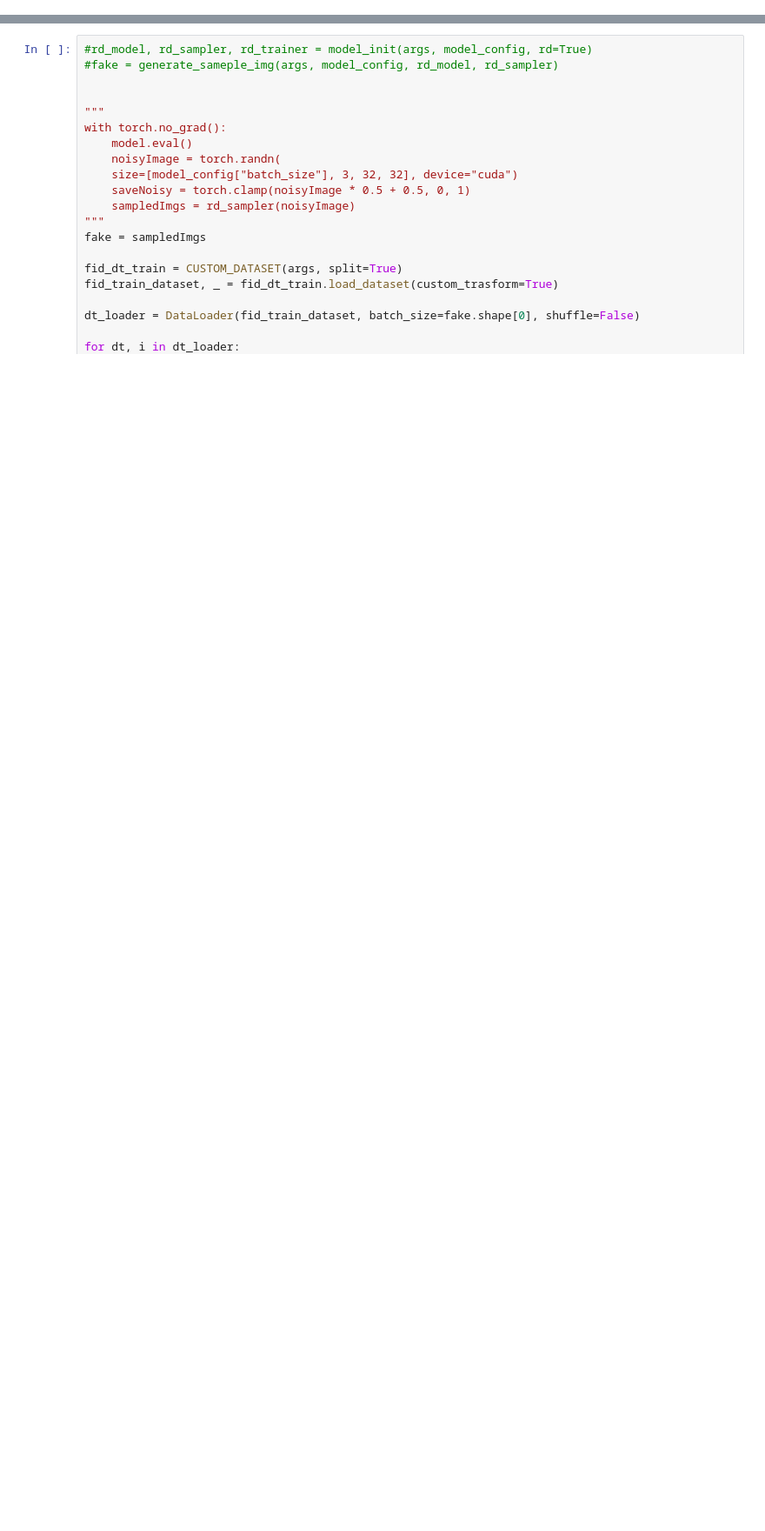
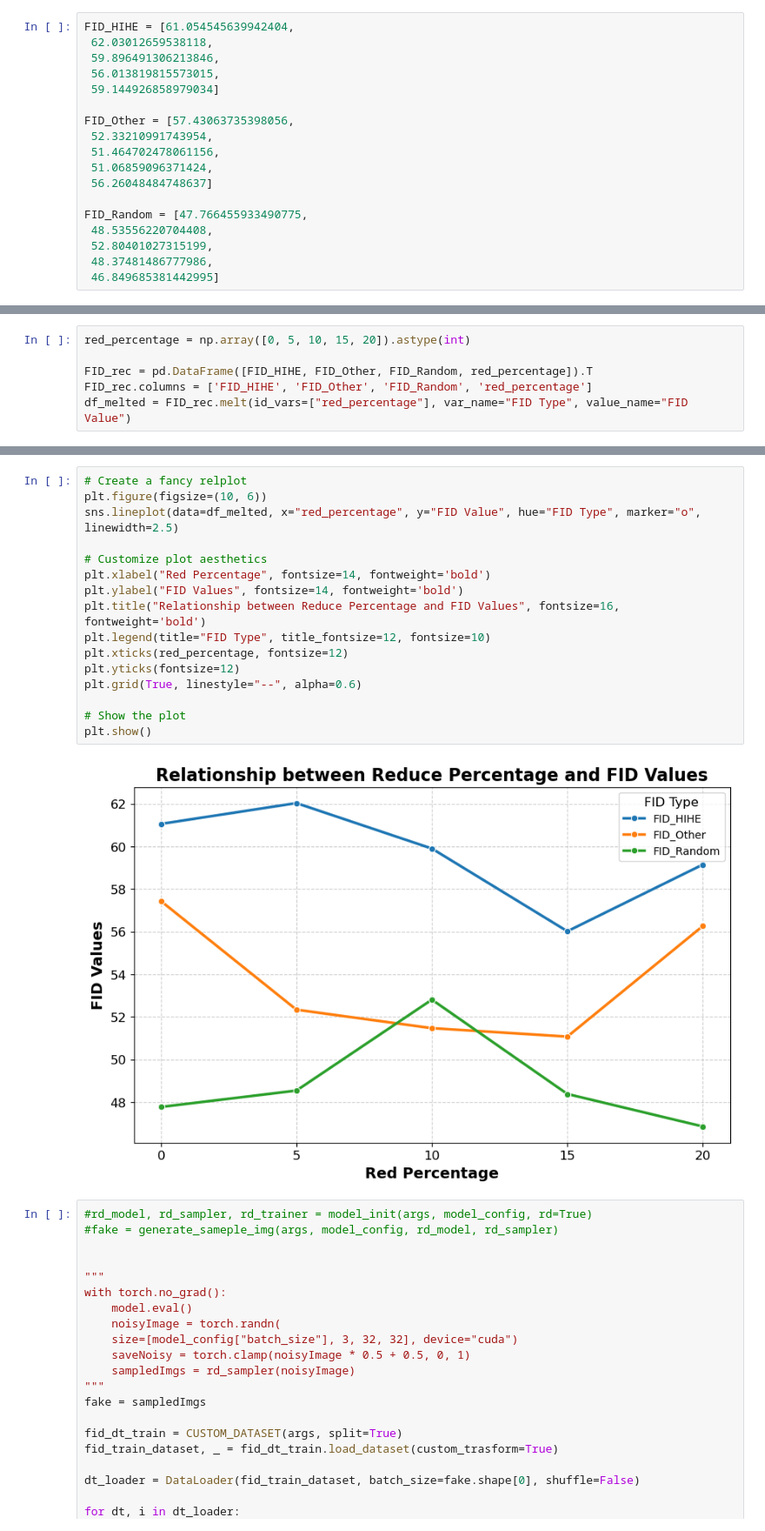
Before and after one commit to miaoshahaha/DDPM_XAI, a Jupyter notebook: main.ipynb, the cells around one changed output, grey strips where cells are left out. Shown at 87% size. Cells and saved outputs as stored; diff of their text form; blank space fills up the shorter version.

```diff
--- a/main.ipynb
+++ b/main.ipynb
@@ -174,0 +214,18 @@ Timestep 0 add to h space information and xt information.
+# %%
+FID_HIHE = [61.054545639942404,
+ 62.03012659538118,
+ 59.896491306213846,
+ 56.013819815573015,
+ 59.144926858979034]
+
+FID_Other = [57.43063735398056,
+ 52.33210991743954,
+ 51.464702478061156,
+ 51.06859096371424,
+ 56.26048484748637]
+
+FID_Random = [47.766455933490775,
+ 48.53556220704408,
+ 52.80401027315199,
+ 48.37481486777986,
+ 46.849685381442995]
@@ -174,0 +256,6 @@ Timestep 0 add to h space information and xt information.
+# %%
+red_percentage = np.array([0, 5, 10, 15, 20]).astype(int)
+
+FID_rec = pd.DataFrame([FID_HIHE, FID_Other, FID_Random, red_percentage]).T
+FID_rec.columns = ['FID_HIHE', 'FID_Other', 'FID_Random', 'red_percentage']
+df_melted = FID_rec.melt(id_vars=["red_percentage"], var_name="FID Type", value_name="FID Value")
@@ -175,3 +282,21 @@ Timestep 0 add to h space information and xt information.
+# %%
+# Create a fancy relplot
+plt.figure(figsize=(10, 6))
+sns.lineplot(data=df_melted, x="red_percentage", y="FID Value", hue="FID Type", marker="o", linewidth=2.5)
+
+# Customize plot aesthetics
+plt.xlabel("Red Percentage", fontsize=14, fontweight='bold')
+plt.ylabel("FID Values", fontsize=14, fontweight='bold')
+plt.title("Relationship between Reduce Percentage and FID Values", fontsize=16, fontweight='bold')
+plt.legend(title="FID Type", title_fontsize=12, fontsize=10)
+plt.xticks(red_percentage, fontsize=12)
+plt.yticks(fontsize=12)
+plt.grid(True, linestyle="--", alpha=0.6)
+
+# Show the plot
+plt.show()
+# %% [output]
+[figure, added]
 # %%
 #rd_model, rd_sampler, rd_trainer = model_init(args, model_config, rd=True)
 #fake = generate_sameple_img(args, model_config, rd_model, rd_sampler)
```
Also changed, not shown: parts of 13 cells of this notebook.
